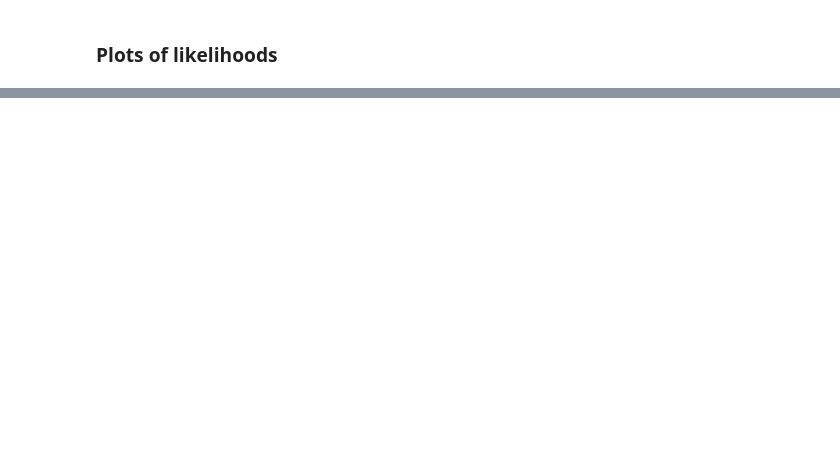
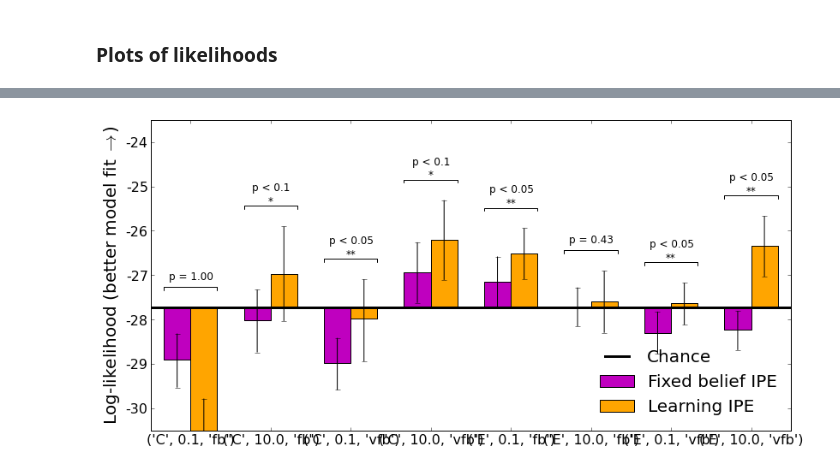
Before and after one commit to berkeley-cocosci/mass-inference, a Jupyter notebook: analysis/analyze-stability-learning.ipynb, the cells around one changed output, grey strips where cells are left out. Drawn from its saved outputs; the diff is of its cells as text; code cells hidden in the pictures; blank space fills up the shorter version.

```diff
--- a/analysis/analyze-stability-learning.ipynb
+++ b/analysis/analyze-stability-learning.ipynb
@@ -480,0 +477,6 @@ H-E-vfb-0.1 -27.191201 -26.719865
+# %%
+model_lh = (pid_lh
+	    .groupby(level=CONDITION + ['model'])
+	    .apply(at.bootstrap, rso)
+	    .unstack())
+model_lh
@@ -480,0 +517,7 @@ H-E-vfb-0.1 -27.191201 -26.719865
+# %%
+# probability that learning model has a higher likelihood than the
+# static model
+sig_lh = (pid_lh
+	  .groupby(level=CONDITION)
+	  .apply(at.bootstrap_test_gt, 'static', 'learning', rso))
+sig_lh
@@ -629,0 +539,19 @@ for i, group in enumerate(groups):
+# %%
+plot_lh = (model_lh
+	   .drop(['nfb'], level='feedback')
+	   .sortlevel()
+	   .reset_index('model')
+	   .reorder_levels(['order', 'ratio', 'feedback']))
+
+chance = np.asarray(plot_lh.groupby('model').get_group('chance')['median'])
+def sub(x):
+    y = x.copy()
+    y['lerr'] = x['median'] - x['lower']
+    y['uerr'] = x['upper'] - x['median']
+    y['relative median'] = x['median'] - chance
+    return y
+
+plot_lh = (plot_lh
+	   .set_index('model', append=True)
+	   .groupby(level='model')
+	   .apply(sub))
@@ -629,0 +594,12 @@ for i, group in enumerate(groups):
+# %%
+fig, ax = plots.model_comparison_before(plot_lh, 1-sig_lh)
+groups = plot_lh.groupby(level='model')
+for name in ['chance', 'static', 'learning']:
+    arr = groups.get_group(name)
+    arr.name = name
+    plot_model_comparison(arr, ax)
+plots.model_comparison_after(fig, ax)
+savefig("images/model_performance", close=False, ext=['png', 'pdf', 'svg'])
+savefig("../figures/fig4-model_performance", close=False, ext=['pdf'])
+# %% [output]
+[figure, added]
```
Also changed, not shown: parts of 69 cells of this notebook, 3 other files.
